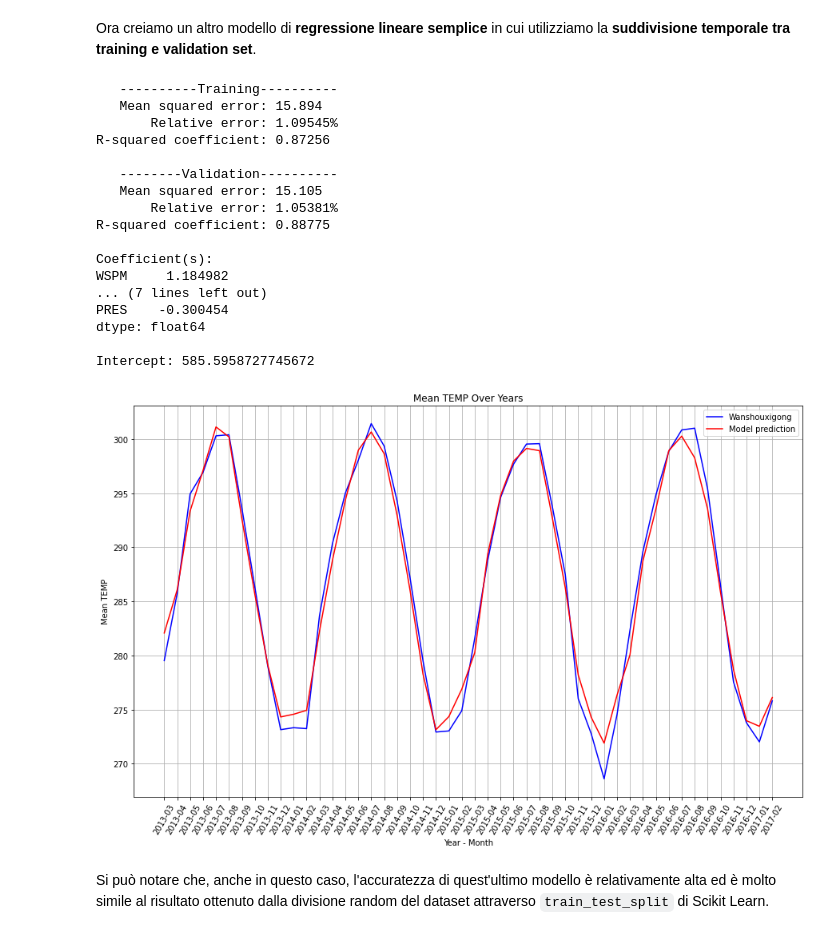
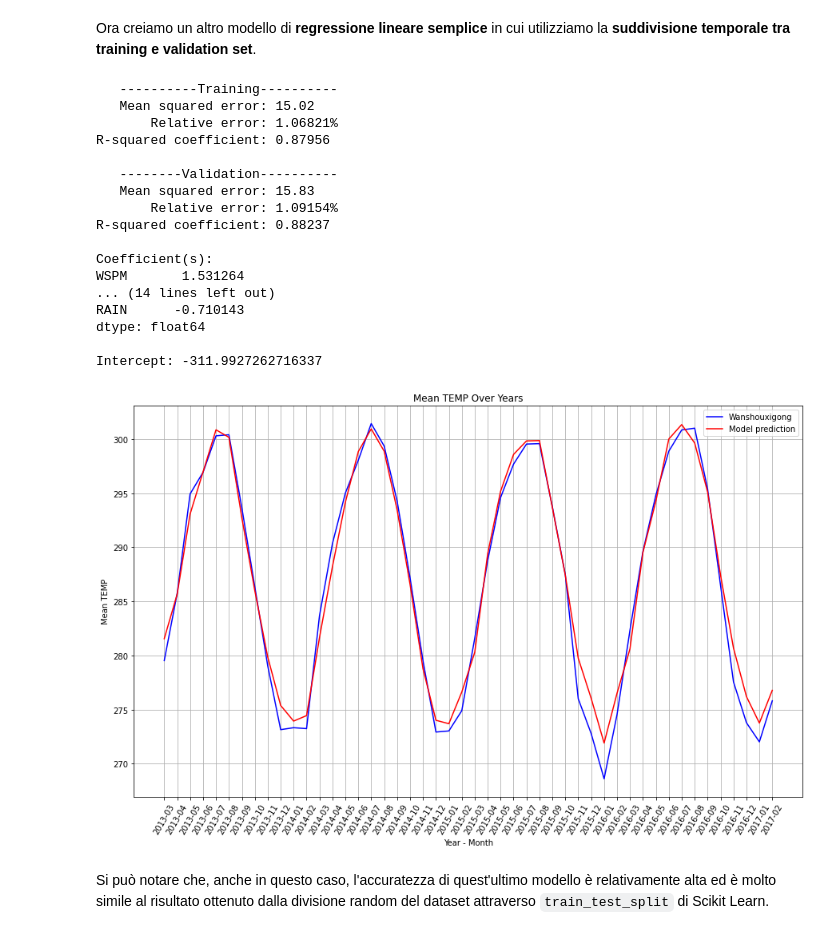
Before and after one commit to jackprb/beijing-air-quality, a Jupyter notebook: air-quality.ipynb, the cells around one changed output. Drawn from its saved outputs; the diff is of its cells as text; code cells hidden in the pictures.

```diff
--- a/air-quality.ipynb
+++ b/air-quality.ipynb
@@ -399,5 +433,5 @@ Successivamente, con il metodo `train_test_split`, dividiamo il contenuto delle
 # %%
 y = data_wan['TEMP']
 X = data_wan.drop(['TEMP'], axis=1)
-X_train, X_val, y_train, y_val = train_test_split(X, y, train_size=0.7, random_state=42)
+X_train, X_val, y_train, y_val = train_test_split(X, y, test_size=1/3, random_state=42)
 # %% [markdown]
@@ -428,9 +463,10 @@ def relative_error(y_true, y_pred):
 
 def print_eval_all(X_train, y_train, X_val, y_val, model):
     print(f"   ----------Training----------")
-    print_eval(X_train, y_train, model)
+    res_train = print_eval(X_train, y_train, model)
     print(f"\n   --------Validation----------")
-    print_eval(X_val, y_val, model)
+    res_val   = print_eval(X_val, y_val, model)
+    return res_val
 
 def print_eval(X, y, model):
     preds = model.predict(X)
@@ -440,6 +476,7 @@ def print_eval(X, y, model):
     print(f"   Mean squared error: {mse:.5}")
     print(f"       Relative error: {re:.5%}")
     print(f"R-squared coefficient: {r2:.5}")
+    return [mse, re, r2]
 
 def plot_model_on_data(X, y, model=None, label_x = "label X", label_y = "label Y"):
     plt.figure(figsize=(10, 7))
@@ -456,6 +493,13 @@ def plot_model_on_data(X, y, model=None, label_x = "label X", label_y = "label Y
 def print_coeff_intercept(X, model):
     print(f"\nCoefficient(s):\n{ pd.Series(model.coef_, index=X.columns).sort_values(ascending=False)}")
     print(f"\nIntercept: {model.intercept_}")
+
+def print_coeff_intercept_gs(gs, gs_step_name):
+    coeffs = pd.Series(gs.best_estimator_.named_steps[gs_step_name].coef_,
+        index=gs.best_estimator_.named_steps['poly'].get_feature_names_out() ).sort_values(ascending=False)
+    print(f"\nCoefficient(s):\n{coeffs}")
+    #print(f"nCoefficient(s) TEMP:\n {      gs.best_estimator_.named_steps[gs_step_name].coef_}")
+    print(f"\nIntercept: {gs.best_estimator_.named_steps[gs_step_name].intercept_}")
 
 def plotMeanFeatureByDateAndCity(feature_name, df_name, city_name, model_df = None):
     # Group the data by cities and year, and calculate mean 'feature_name' for each group
@@ -541,31 +585,31 @@ y_val_date = data_wan.loc[~is_trainDate, "TEMP"]
 # %%
 lrm2 = LinearRegression()
 lrm2.fit(X_train_date, y_train_date)
-print_eval_all(X_train_date, y_train_date, X_val_date, y_val_date, lrm2)
-print_coeff_intercept(X_train, lrm)
+resLrm2 = print_eval_all(X_train_date, y_train_date, X_val_date, y_val_date, lrm2)
+print_coeff_intercept(X_train_date, lrm2)
 
 # otteniamo le predizioni del modello, le inseriamo in un dataframe e
 # disegnamo il grafico delle predizioni sovrapposto al grafico dei dati noti
 plotMeanFeatureByDateAndCity("TEMP", data_wan, dict_names["Wans"], getPredictions(X, lrm2))
 # %% [output]
    ----------Training----------
-   Mean squared error: 15.894
-       Relative error: 1.09545%
-R-squared coefficient: 0.87256
+   Mean squared error: 15.02
+       Relative error: 1.06821%
+R-squared coefficient: 0.87956
 
    --------Validation----------
-   Mean squared error: 15.105
-       Relative error: 1.05381%
-R-squared coefficient: 0.88775
+   Mean squared error: 15.83
+       Relative error: 1.09154%
+R-squared coefficient: 0.88237
 
 Coefficient(s):
-WSPM     1.184982
-... (7 lines left out)
-PRES    -0.300454
+WSPM       1.531264
+... (14 lines left out)
+RAIN      -0.710143
 dtype: float64
 
-Intercept: 585.5958727745672
+Intercept: -311.9927262716337
-[figure, old version]
+[figure, new version]
 # %% [markdown]
 Si può notare che, anche in questo caso, l'accuratezza di quest'ultimo modello è relativamente alta ed è molto simile al risultato ottenuto dalla divisione random del dataset attraverso `train_test_split` di Scikit Learn.
 # %% [markdown]
```
Also changed, not shown: parts of 61 cells of this notebook.
